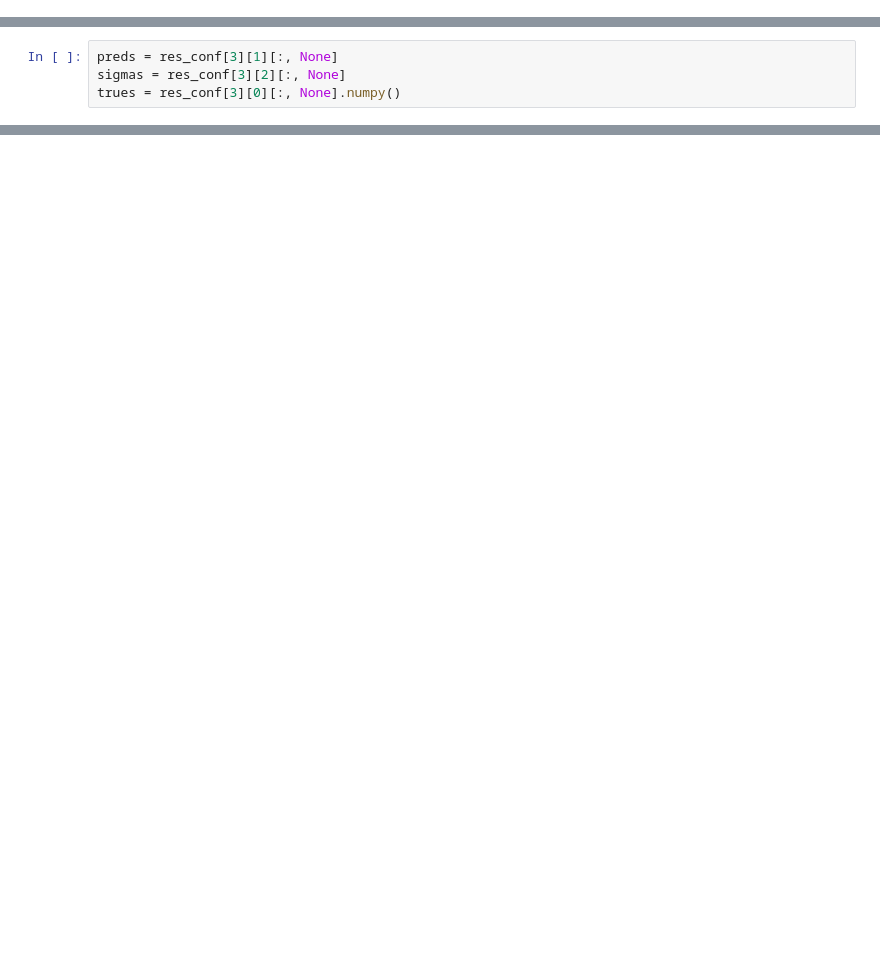
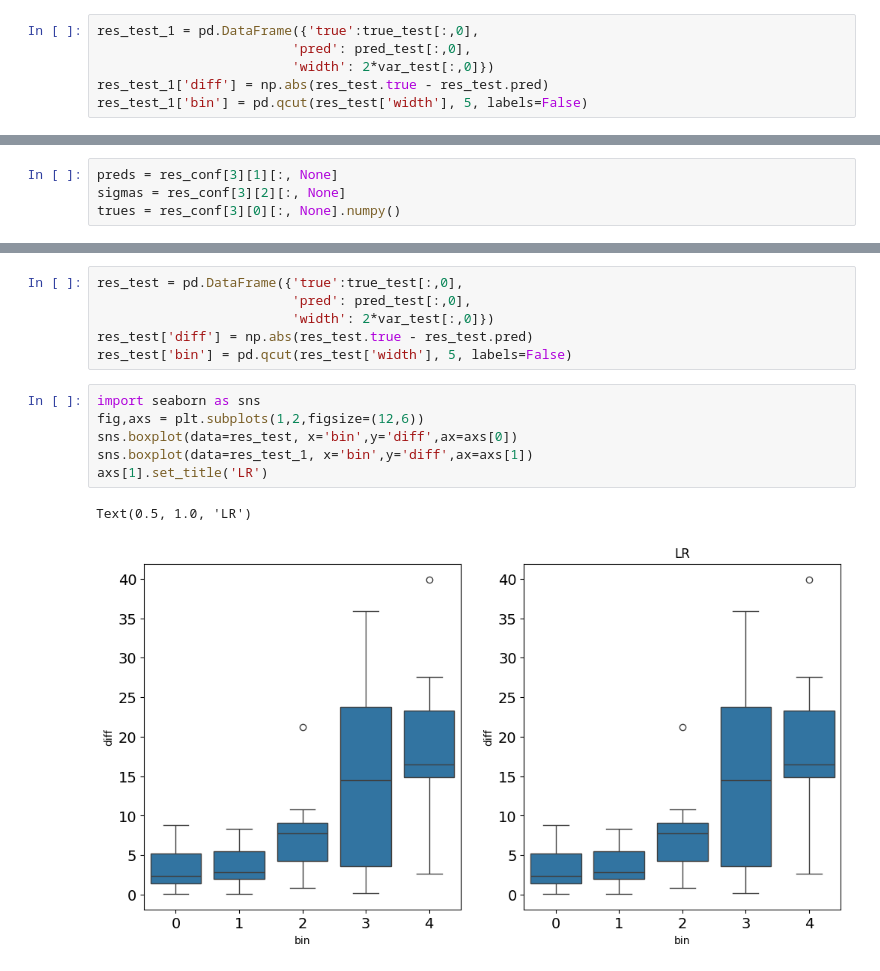
Before and after one commit to JoaoCalem/Conformal-Sparsemax, a Jupyter notebook: notebooks/hsc_real_data.ipynb, the cells around one changed output, grey strips where cells are left out. Cells and saved outputs as stored; diff of their text form; blank space fills up the shorter version.

Commit message:
boxplotting my way

```diff
--- a/notebooks/hsc_real_data.ipynb
+++ b/notebooks/hsc_real_data.ipynb
@@ -312,3 +313,9 @@ test_intervals[:,1:] = pred_test+var_test
+# %%
+res_test_1 = pd.DataFrame({'true':true_test[:,0],
+                         'pred': pred_test[:,0],
+                         'width': 2*var_test[:,0]})
+res_test_1['diff'] = np.abs(res_test.true - res_test.pred)
+res_test_1['bin'] = pd.qcut(res_test['width'], 5, labels=False)
 # %%
 plt.hist(2*sigmas);
 # %% [output]
@@ -337,0 +345,15 @@ test_intervals[:,1:] = pred_test+var_test
+# %%
+res_test = pd.DataFrame({'true':true_test[:,0],
+                         'pred': pred_test[:,0],
+                         'width': 2*var_test[:,0]})
+res_test['diff'] = np.abs(res_test.true - res_test.pred)
+res_test['bin'] = pd.qcut(res_test['width'], 5, labels=False)
+# %%
+import seaborn as sns
+fig,axs = plt.subplots(1,2,figsize=(12,6))
+sns.boxplot(data=res_test, x='bin',y='diff',ax=axs[0])
+sns.boxplot(data=res_test_1, x='bin',y='diff',ax=axs[1])
+axs[1].set_title('LR')
+# %% [output]
+Text(0.5, 1.0, 'LR')
+[figure, added]
```
Also changed, not shown: parts of 16 cells of this notebook, 5 other files.
